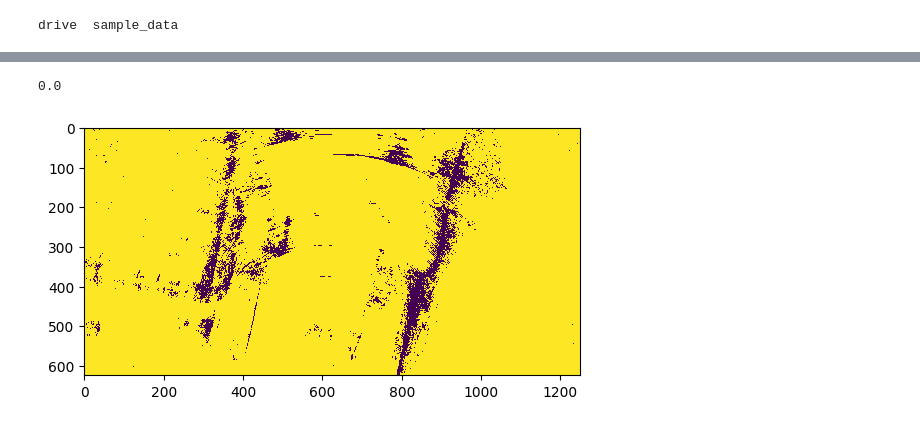
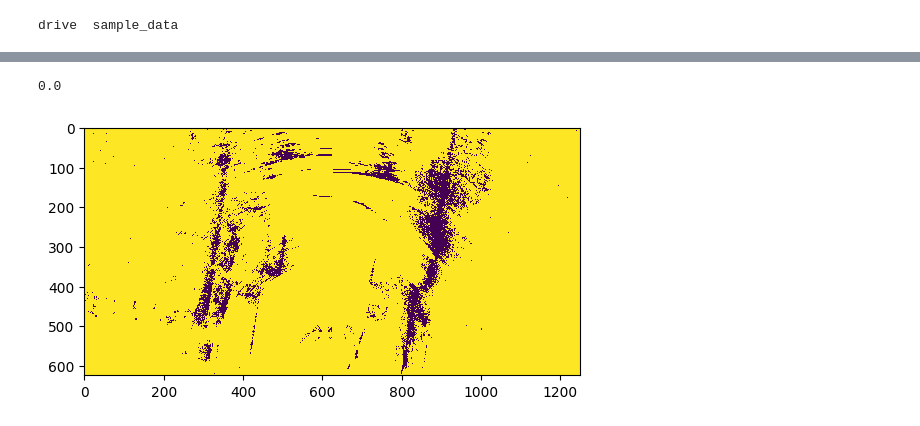
Before and after one commit to omprabhu98/MEngCapstone2022, a Jupyter notebook: Sensor_Fusion_Camera_and_Radar.ipynb, the cells around one changed output, grey strips where cells are left out. Drawn from its saved outputs; the diff is of its cells as text; code cells hidden in the pictures.

```diff
--- a/Sensor_Fusion_Camera_and_Radar.ipynb
+++ b/Sensor_Fusion_Camera_and_Radar.ipynb
@@ -847,8 +853,8 @@ ax.imshow(occupancy_radar_points[50], interpolation='nearest', origin='upper')
 # %%
 fig, ax = plt.subplots()
-ax.imshow(sar_points[30], interpolation='nearest', origin='upper')
+ax.imshow(sar_points[50], interpolation='nearest', origin='upper')
 print(sar_points[44][582][800])
 # ax.imshow(sar_points[32], interpolation='nearest', origin='upper')
 # %% [output]
 0.0
-[figure, old version]
+[figure, new version]
```
Also changed, not shown: parts of 3 cells of this notebook.
